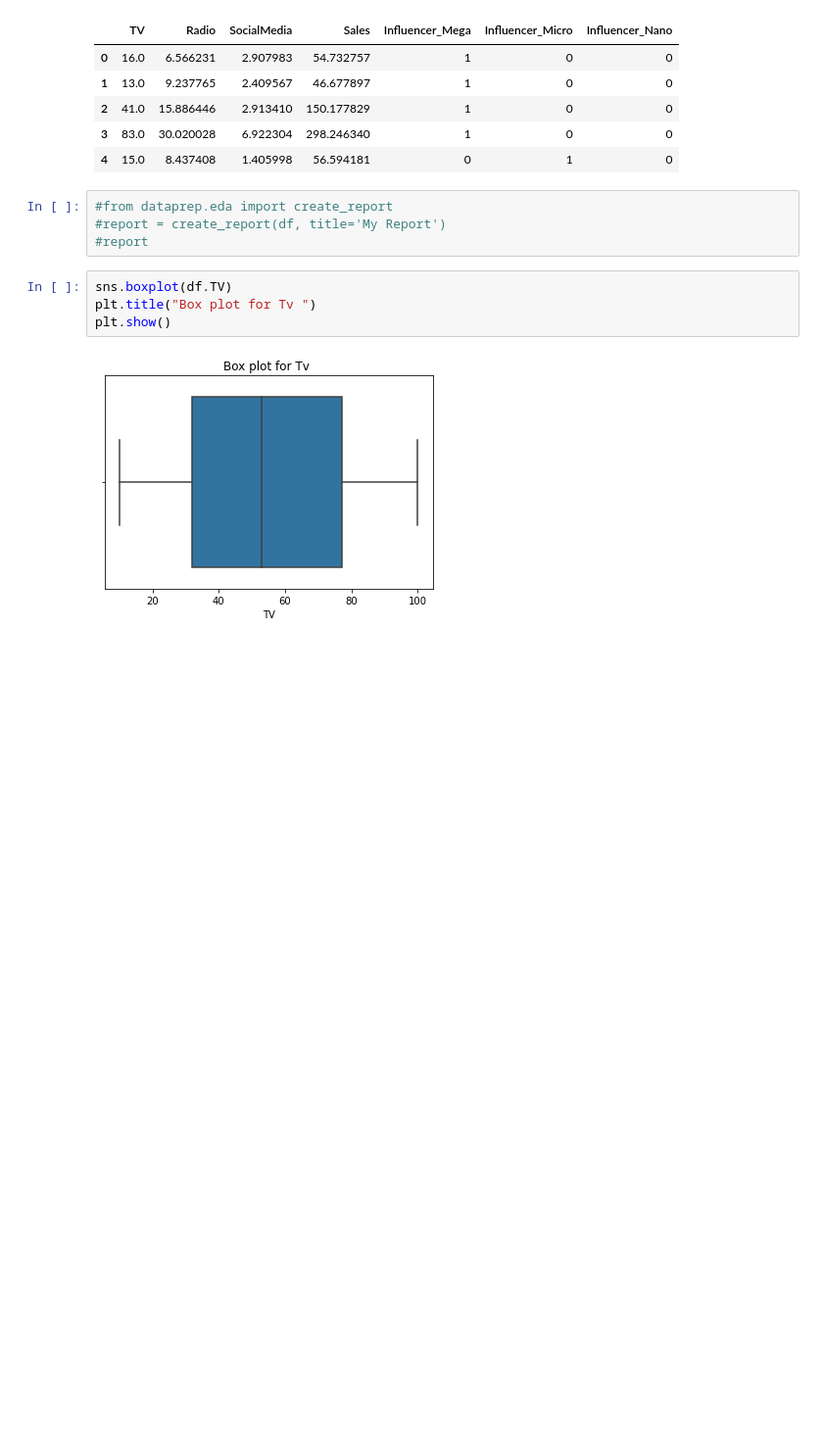
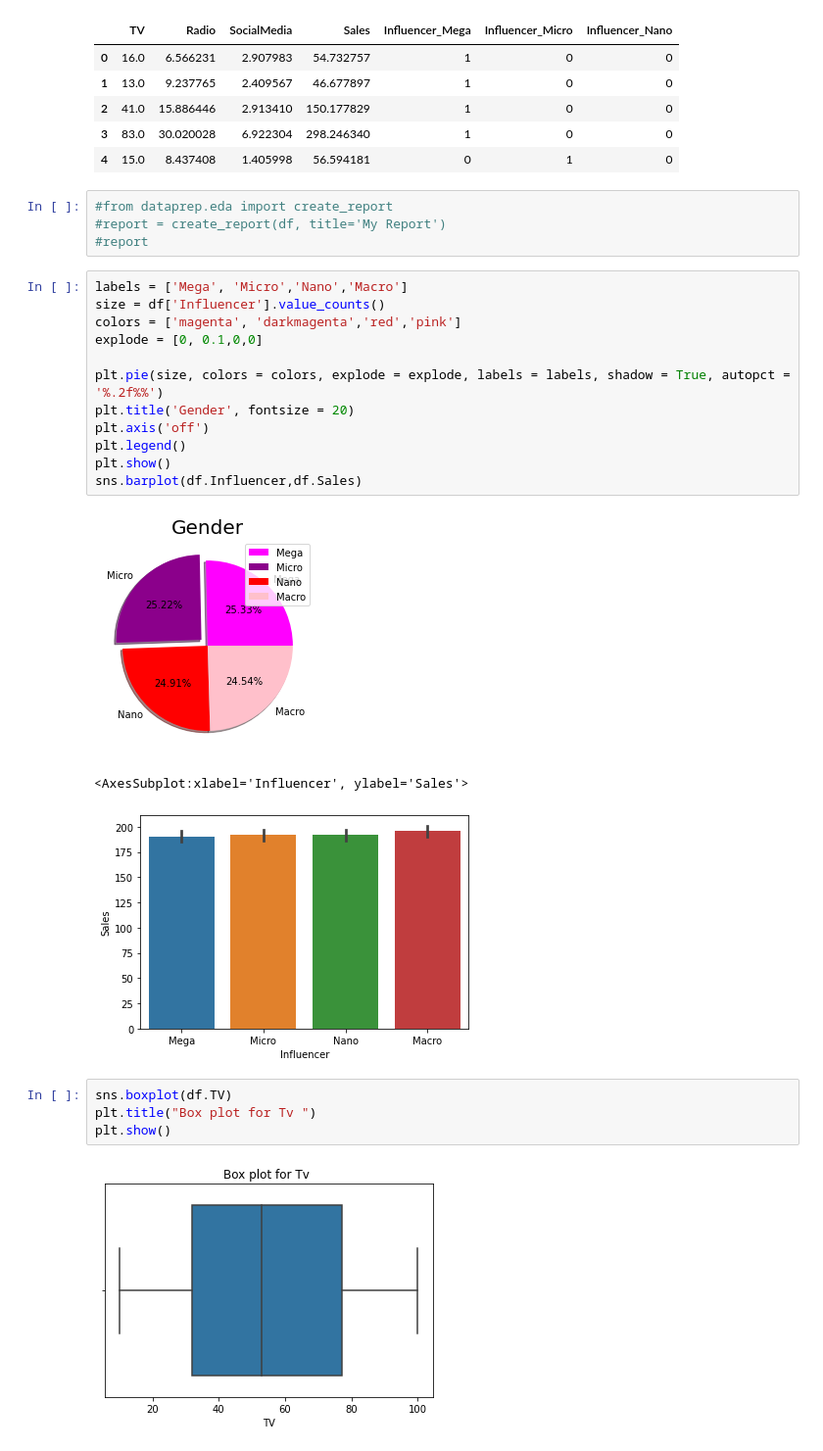
Before and after one commit to Cracker133/Marketing-and-sales, a Jupyter notebook: Sales.ipynb, the cells around one changed output. Shown: that part at 98% size. Cells and saved outputs as stored; diff of their text form; blank space fills up the shorter version.

```diff
--- a/Sales.ipynb
+++ b/Sales.ipynb
@@ -120,6 +120,22 @@ df.head()
 #from dataprep.eda import create_report
 #report = create_report(df, title='My Report')
 #report
+# %%
+labels = ['Mega', 'Micro','Nano','Macro']
+size = df['Influencer'].value_counts()
+colors = ['magenta', 'darkmagenta','red','pink']
+explode = [0, 0.1,0,0]
+
+plt.pie(size, colors = colors, explode = explode, labels = labels, shadow = True, autopct = '%.2f%%')
+plt.title('Gender', fontsize = 20)
+plt.axis('off')
+plt.legend()
+plt.show()
+sns.barplot(df.Influencer,df.Sales)
+# %% [output]
+[figure, added]
+<AxesSubplot:xlabel='Influencer', ylabel='Sales'>
+[figure, added]
 # %%
 sns.boxplot(df.TV)
 plt.title("Box plot for Tv ")
```
Also changed, not shown: parts of 1 cell of this notebook.
